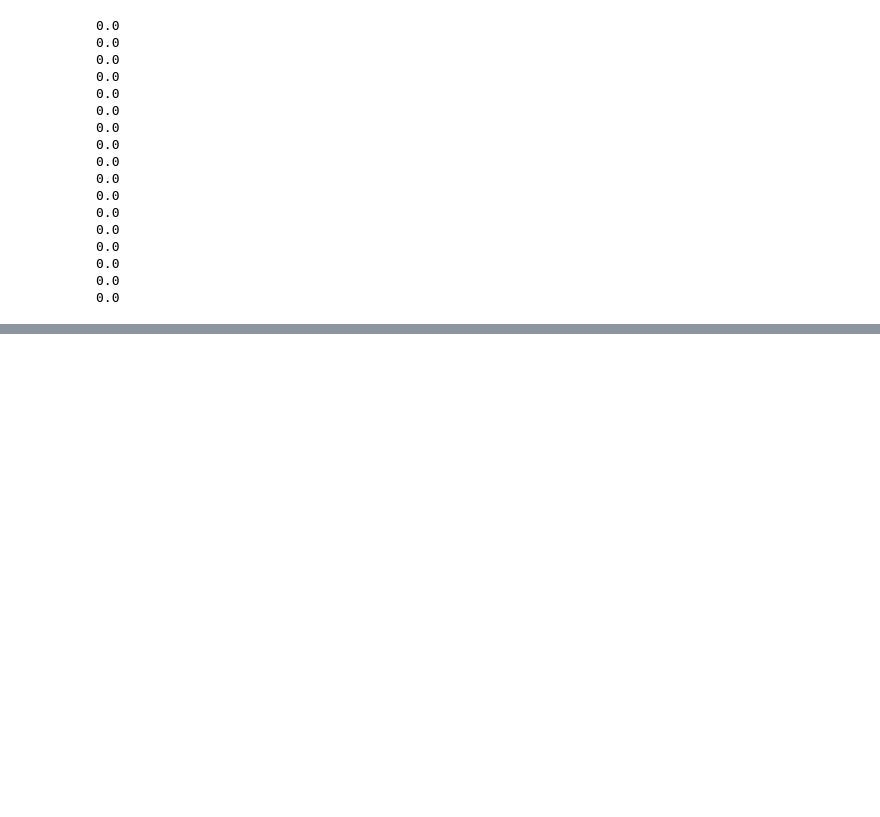
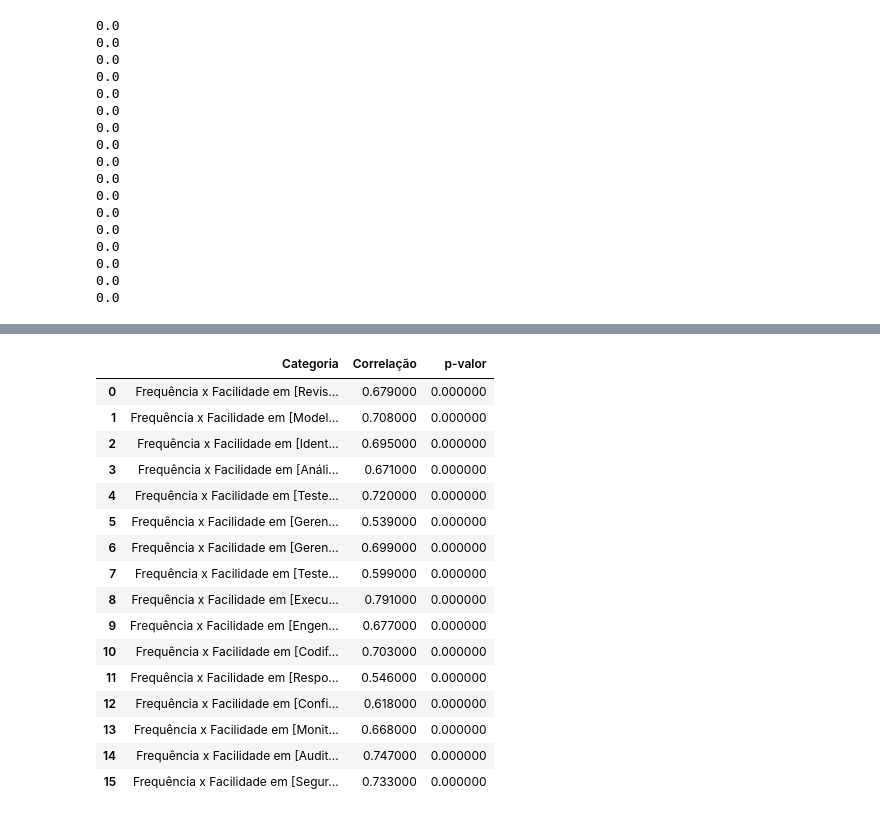
Before and after one commit to reset-ufc/appsec-practices-characterization-survey, a Jupyter notebook: Análise_Facilidade_frequencia_e_eficácia_(COM_PESO).ipynb, the cells around one changed output, grey strips where cells are left out. Saved outputs shown, nothing was run; the diff lists cells and outputs as text; code cells hidden in the pictures; blank space fills up the shorter version.

```diff
--- a/Análise_Facilidade_frequencia_e_eficácia_(COM_PESO).ipynb
+++ b/Análise_Facilidade_frequencia_e_eficácia_(COM_PESO).ipynb
@@ -972,0 +1084,20 @@ for i in indices:
+# %%
+correlations_use_facilidade_df
+# %% [output]
+|  | Categoria | Correlação | p-valor |
+| 0 | Frequência x Facilidade em [Revis... | 0.679000 | 0.000000 |
+| 1 | Frequência x Facilidade em [Model... | 0.708000 | 0.000000 |
+| 2 | Frequência x Facilidade em [Ident... | 0.695000 | 0.000000 |
+| 3 | Frequência x Facilidade em [Análi... | 0.671000 | 0.000000 |
+| 4 | Frequência x Facilidade em [Teste... | 0.720000 | 0.000000 |
+| 5 | Frequência x Facilidade em [Geren... | 0.539000 | 0.000000 |
+| 6 | Frequência x Facilidade em [Geren... | 0.699000 | 0.000000 |
+| 7 | Frequência x Facilidade em [Teste... | 0.599000 | 0.000000 |
+| 8 | Frequência x Facilidade em [Execu... | 0.791000 | 0.000000 |
+| 9 | Frequência x Facilidade em [Engen... | 0.677000 | 0.000000 |
+| 10 | Frequência x Facilidade em [Codif... | 0.703000 | 0.000000 |
+| 11 | Frequência x Facilidade em [Respo... | 0.546000 | 0.000000 |
+| 12 | Frequência x Facilidade em [Confi... | 0.618000 | 0.000000 |
+| 13 | Frequência x Facilidade em [Monit... | 0.668000 | 0.000000 |
+| 14 | Frequência x Facilidade em [Audit... | 0.747000 | 0.000000 |
+| 15 | Frequência x Facilidade em [Segur... | 0.733000 | 0.000000 |
```
Also changed, not shown: parts of 5 cells of this notebook.
